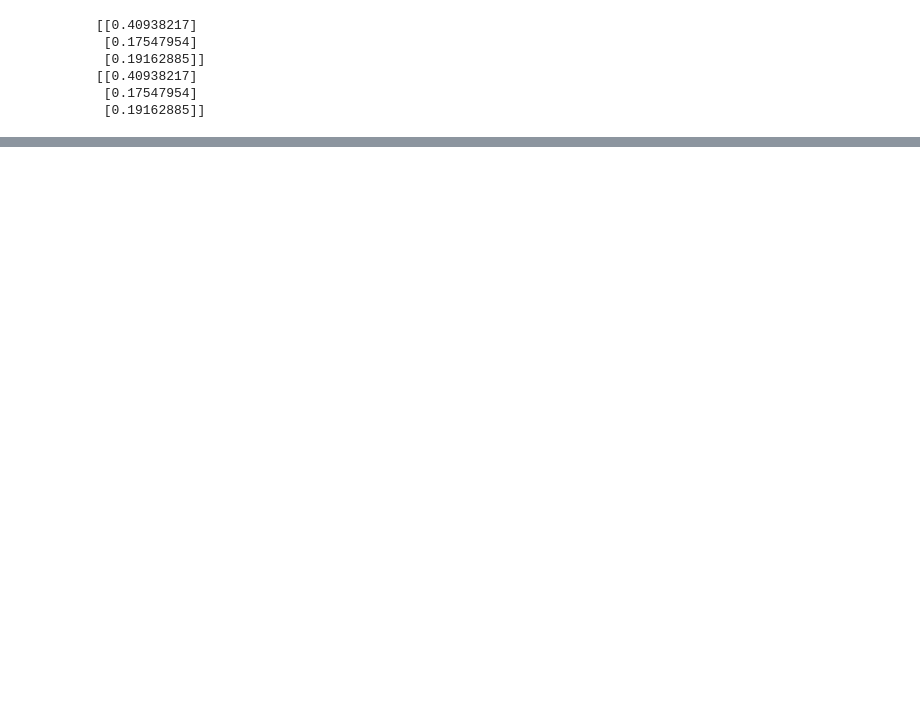
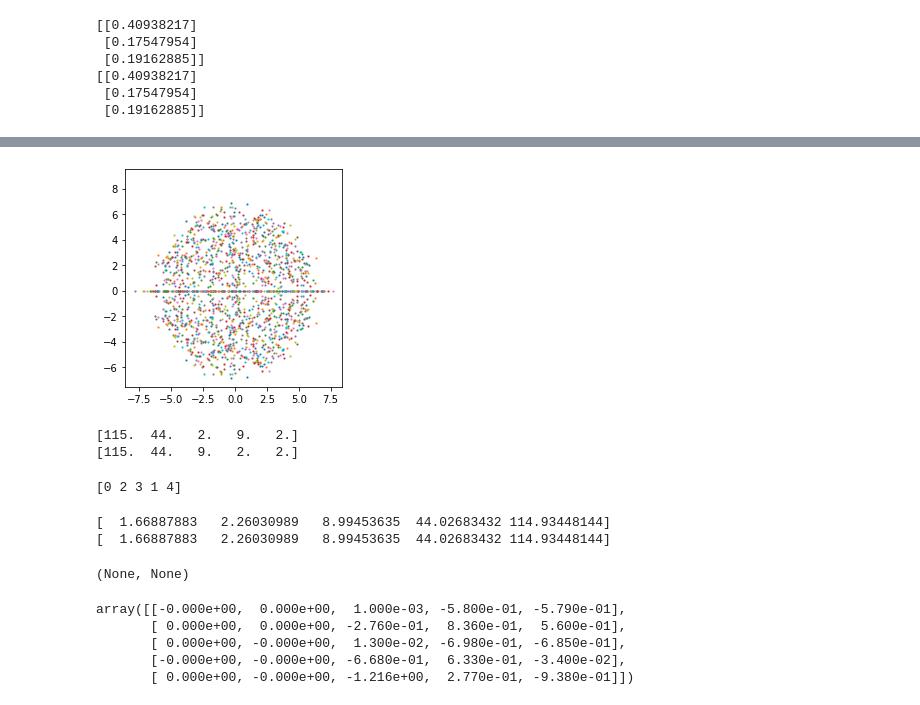
Before and after one commit to alindumitru25/linearalgebra, a Jupyter notebook: Least-Squares-Eigenvectors.ipynb, the cells around one changed output, grey strips where cells are left out. Drawn from its saved outputs; the diff is of its cells as text; code cells hidden in the pictures; blank space fills up the shorter version.

```diff
--- a/Least-Squares-Eigenvectors.ipynb
+++ b/Least-Squares-Eigenvectors.ipynb
@@ -87,0 +88,55 @@ print(eigvals4[0])
+# %%
+for i in range(0, 40):
+    A = np.random.randn(40, 40)
+    eigvals = np.linalg.eig(A)[0]
+    plt.plot(np.real(eigvals), np.imag(eigvals), 's', markersize=1)
+
+plt.axis('square')
+plt.show()
+# %% [output]
+[figure, added]
+# %%
+# eigendecomposition of matrix differences
+N = 5
+A = np.random.randn(N, N)
+B = np.random.randn(N, N)
+A = A.T @ A
+B = B.T @ B
+
+diff = (A - B)
+diff2 = np.linalg.matrix_power((A - B), 2)
+eigvals, eigvecs = np.linalg.eig(diff)
+eigvals2, eigvecs2 = np.linalg.eig(diff2)
+
+print(np.round(eigvals ** 2))
+print(np.round(eigvals2))
+
+# the order is different, lets fix that
+# %% [output]
+[115.  44.   2.   9.   2.]
+[115.  44.   9.   2.   2.]
+# %%
+# sort eigenvals
+sidx1 = np.argsort(abs(eigvals))
+sidx2 = np.argsort(eigvals2)
+print(sidx1)
+# %% [output]
+[0 2 3 1 4]
+# %%
+# now the actual sorting
+eigvals = eigvals[sidx1]
+eigvals2 = eigvals2[sidx2]
+print(eigvals**2), print(eigvals2)
+# %% [output]
+[  1.66887883   2.26030989   8.99453635  44.02683432 114.93448144]
+[  1.66887883   2.26030989   8.99453635  44.02683432 114.93448144]
+(None, None)
+# %%
+# vectors
+np.round(eigvecs - eigvecs2, 3)
+# %% [output]
+array([[-0.000e+00,  0.000e+00,  1.000e-03, -5.800e-01, -5.790e-01],
+       [ 0.000e+00,  0.000e+00, -2.760e-01,  8.360e-01,  5.600e-01],
+       [ 0.000e+00, -0.000e+00,  1.300e-02, -6.980e-01, -6.850e-01],
+       [-0.000e+00, -0.000e+00, -6.680e-01,  6.330e-01, -3.400e-02],
+       [ 0.000e+00, -0.000e+00, -1.216e+00,  2.770e-01, -9.380e-01]])
```
Also changed, not shown: parts of 6 cells of this notebook, 2 other files.
